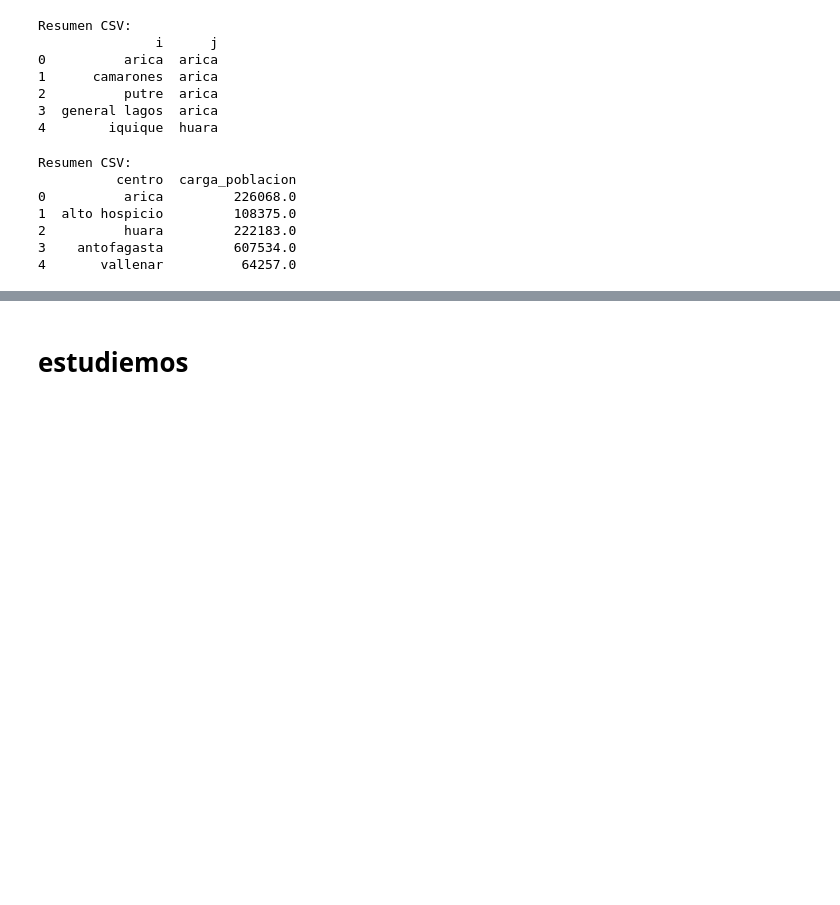
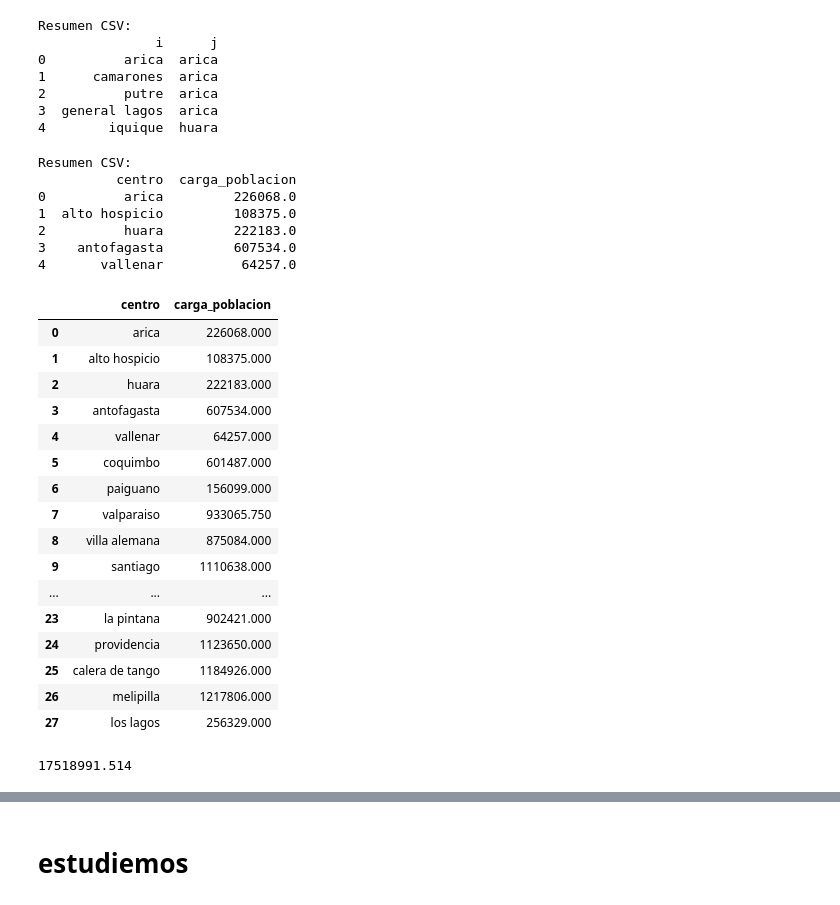
Before and after one commit to Andresdiazdcd/Tesis, a Jupyter notebook: Códigos/main.ipynb, the cells around one changed output, grey strips where cells are left out. Saved outputs shown, nothing was run; the diff lists cells and outputs as text; code cells hidden in the pictures; blank space fills up the shorter version.

```diff
--- a/Códigos/main.ipynb
+++ b/Códigos/main.ipynb
@@ -576,7 +539,7 @@ Resumen CSV:
 3  general lagos  arica
 4        iquique  huara
 # %%
-csv_path = os.path.join("resultados/t_001", "modelo_t_001_cargas_por_centro.csv")
+csv_path = os.path.join("resultados/t_081", "modelo_t_081_cargas_por_centro.csv")
 df_resumen = pd.read_csv(csv_path)
 
 print("Resumen CSV:")
@@ -589,5 +552,29 @@ Resumen CSV:
 2          huara         222183.0
 3    antofagasta         607534.0
 4       vallenar          64257.0
+# %%
+df_resumen
+# %% [output]
+|  | centro | carga_poblacion |
+| 0 | arica | 226068.000 |
+| 1 | alto hospicio | 108375.000 |
+| 2 | huara | 222183.000 |
+| 3 | antofagasta | 607534.000 |
+| 4 | vallenar | 64257.000 |
+| 5 | coquimbo | 601487.000 |
+| 6 | paiguano | 156099.000 |
+| 7 | valparaiso | 933065.750 |
+| 8 | villa alemana | 875084.000 |
+| 9 | santiago | 1110638.000 |
+| ... | ... | ... |
+| 23 | la pintana | 902421.000 |
+| 24 | providencia | 1123650.000 |
+| 25 | calera de tango | 1184926.000 |
+| 26 | melipilla | 1217806.000 |
+| 27 | los lagos | 256329.000 |
+# %%
+sum(df_resumen["carga_poblacion"])
+# %% [output]
+17518991.514
 # %%
 # === Leer el resumen en CSV ===
```
Also changed, not shown: parts of 11 cells of this notebook, 4 other files.
